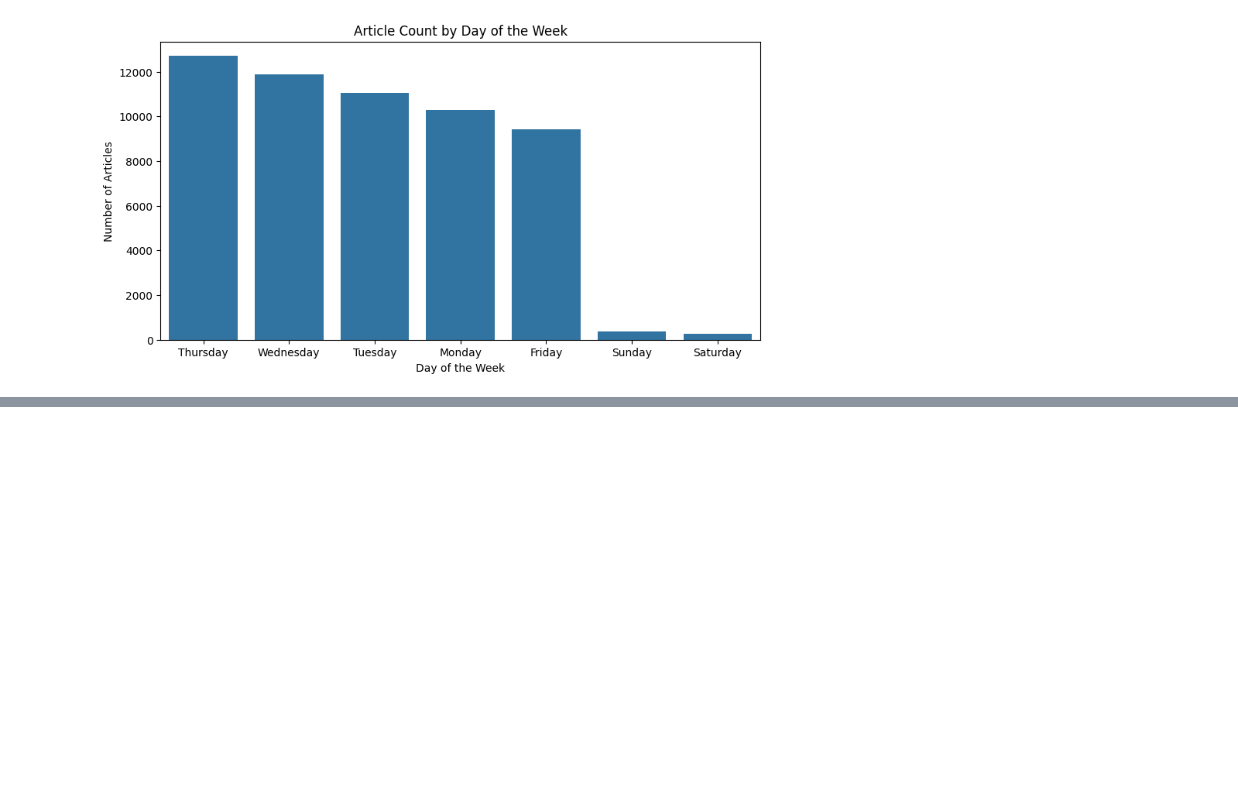
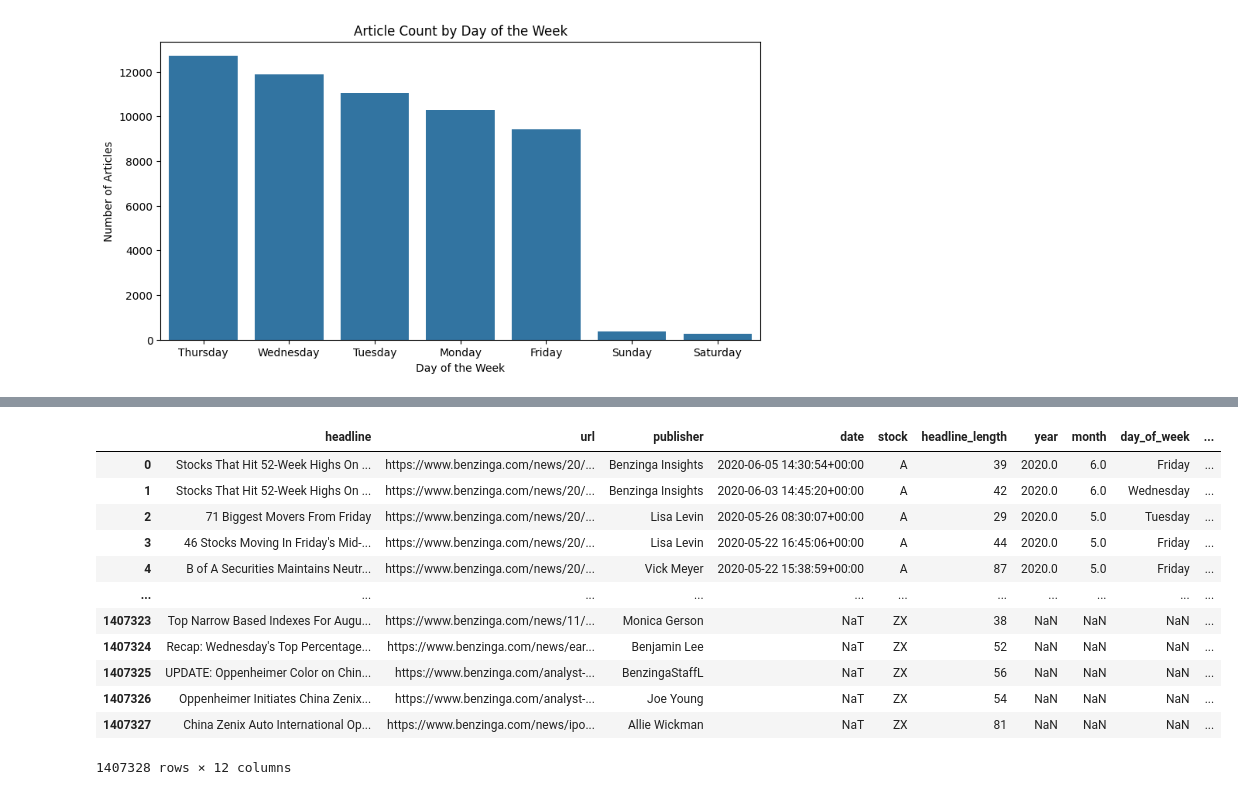
Before and after one commit to GetieBalew24/KAIM-financial-news-analysis, a Jupyter notebook: notebooks/EDA_NVDA_Analysis.ipynb, the cells around one changed output, grey strips where cells are left out. Cells and saved outputs as stored; diff of their text form; code cells hidden in the pictures; blank space fills up the shorter version.

```diff
--- a/notebooks/EDA_NVDA_Analysis.ipynb
+++ b/notebooks/EDA_NVDA_Analysis.ipynb
@@ -137,0 +162,18 @@ text_analyser.plot_article_trends(articles_over_time, articles_by_day)
+# %%
+# df=ta.text_preprocess()
+result=text_analyser.get_sentiment()
+result
+# %% [output]
+|  | headline | url | publisher | date | stock | headline_length | year | month | day_of_week | ... |
+| 0 | Stocks That Hit 52-Week Highs On ... | https://www.benzinga.com/news/20/... | Benzinga Insights | 2020-06-05 14:30:54+00:00 | A | 39 | 2020.0 | 6.0 | Friday | ... |
+| 1 | Stocks That Hit 52-Week Highs On ... | https://www.benzinga.com/news/20/... | Benzinga Insights | 2020-06-03 14:45:20+00:00 | A | 42 | 2020.0 | 6.0 | Wednesday | ... |
+| 2 | 71 Biggest Movers From Friday | https://www.benzinga.com/news/20/... | Lisa Levin | 2020-05-26 08:30:07+00:00 | A | 29 | 2020.0 | 5.0 | Tuesday | ... |
+| 3 | 46 Stocks Moving In Friday's Mid-... | https://www.benzinga.com/news/20/... | Lisa Levin | 2020-05-22 16:45:06+00:00 | A | 44 | 2020.0 | 5.0 | Friday | ... |
+| 4 | B of A Securities Maintains Neutr... | https://www.benzinga.com/news/20/... | Vick Meyer | 2020-05-22 15:38:59+00:00 | A | 87 | 2020.0 | 5.0 | Friday | ... |
+| ... | ... | ... | ... | ... | ... | ... | ... | ... | ... | ... |
+| 1407323 | Top Narrow Based Indexes For Augu... | https://www.benzinga.com/news/11/... | Monica Gerson | NaT | ZX | 38 | NaN | NaN | NaN | ... |
+| 1407324 | Recap: Wednesday's Top Percentage... | https://www.benzinga.com/news/ear... | Benjamin Lee | NaT | ZX | 52 | NaN | NaN | NaN | ... |
+| 1407325 | UPDATE: Oppenheimer Color on Chin... | https://www.benzinga.com/analyst-... | BenzingaStaffL | NaT | ZX | 56 | NaN | NaN | NaN | ... |
+| 1407326 | Oppenheimer Initiates China Zenix... | https://www.benzinga.com/analyst-... | Joe Young | NaT | ZX | 54 | NaN | NaN | NaN | ... |
+| 1407327 | China Zenix Auto International Op... | https://www.benzinga.com/news/ipo... | Allie Wickman | NaT | ZX | 81 | NaN | NaN | NaN | ... |
+1407328 rows × 12 columns
```
Also changed, not shown: parts of 8 cells of this notebook, 1 other file.
